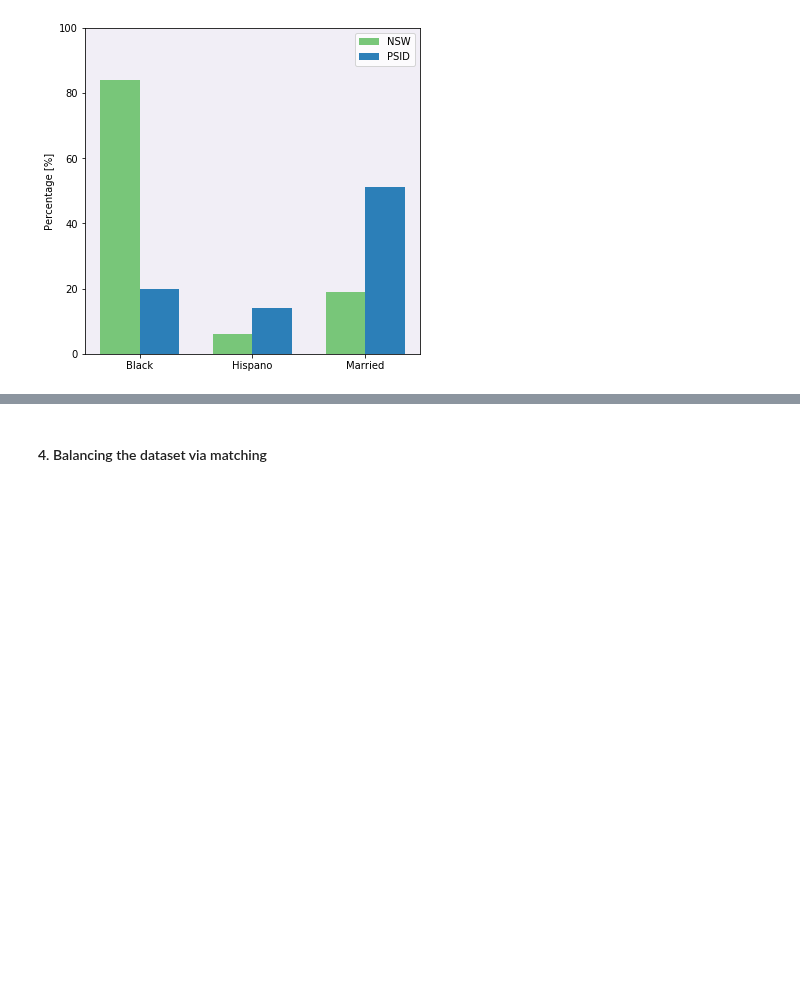
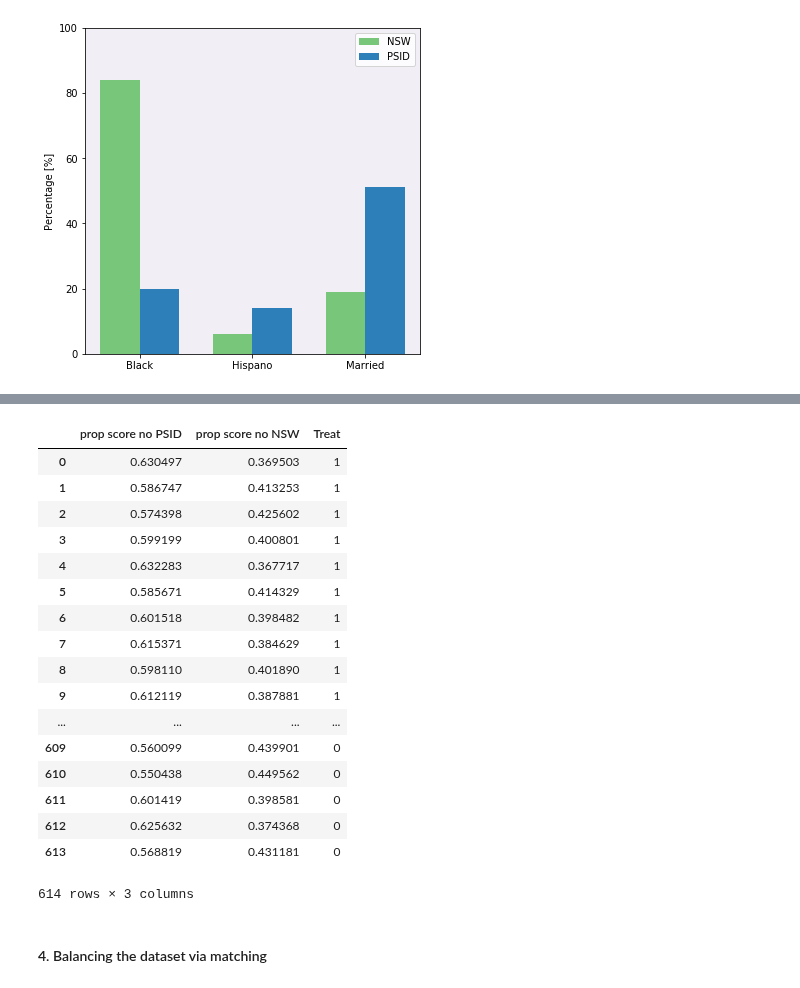
Before and after one commit to Babas10/ADA_JEX2017, a Jupyter notebook: HomeWork/04 - Applied ML/H4.ipynb, the cells around one changed output, grey strips where cells are left out. Saved outputs shown, nothing was run; the diff lists cells and outputs as text; code cells hidden in the pictures; blank space fills up the shorter version.

```diff
--- a/HomeWork/04 - Applied ML/H4.ipynb
+++ b/HomeWork/04 - Applied ML/H4.ipynb
@@ -262,3 +288,41 @@ plt.show()
+# %%
+path = './lalonde.csv'
+propensySet = pd.read_csv(path)
+
+
+logistic = linear_model.LogisticRegression()
+
+
+X = propensySet[['age','educ','hispan','married','nodegree','re74','re75','re78']]  # we only take the first two features.
+Y = propensySet['treat']
+
+# we create an instance of Neighbours Classifier and fit the data.
+logistic.fit(X, Y)
+# The returned estimates for all classes are ordered by the label of classes.
+PropensityScore = pd.DataFrame(logistic.predict_proba(X))
+
+PropensityScore.columns = ['prop score no PSID', 'prop score no NSW']
+PropensityScore['Treat'] = propensySet['treat']
+display(PropensityScore)
+# %% [output]
+|  | prop score no PSID | prop score no NSW | Treat |
+| 0 | 0.630497 | 0.369503 | 1 |
+| 1 | 0.586747 | 0.413253 | 1 |
+| 2 | 0.574398 | 0.425602 | 1 |
+| 3 | 0.599199 | 0.400801 | 1 |
+| 4 | 0.632283 | 0.367717 | 1 |
+| 5 | 0.585671 | 0.414329 | 1 |
+| 6 | 0.601518 | 0.398482 | 1 |
+| 7 | 0.615371 | 0.384629 | 1 |
+| 8 | 0.598110 | 0.401890 | 1 |
+| 9 | 0.612119 | 0.387881 | 1 |
+| ... | ... | ... | ... |
+| 609 | 0.560099 | 0.439901 | 0 |
+| 610 | 0.550438 | 0.449562 | 0 |
+| 611 | 0.601419 | 0.398581 | 0 |
+| 612 | 0.625632 | 0.374368 | 0 |
+| 613 | 0.568819 | 0.431181 | 0 |
+614 rows × 3 columns
 # %% [markdown]
 #### 4. Balancing the dataset via matching
 # %% [markdown]
```
Also changed, not shown: parts of 6 cells of this notebook.
